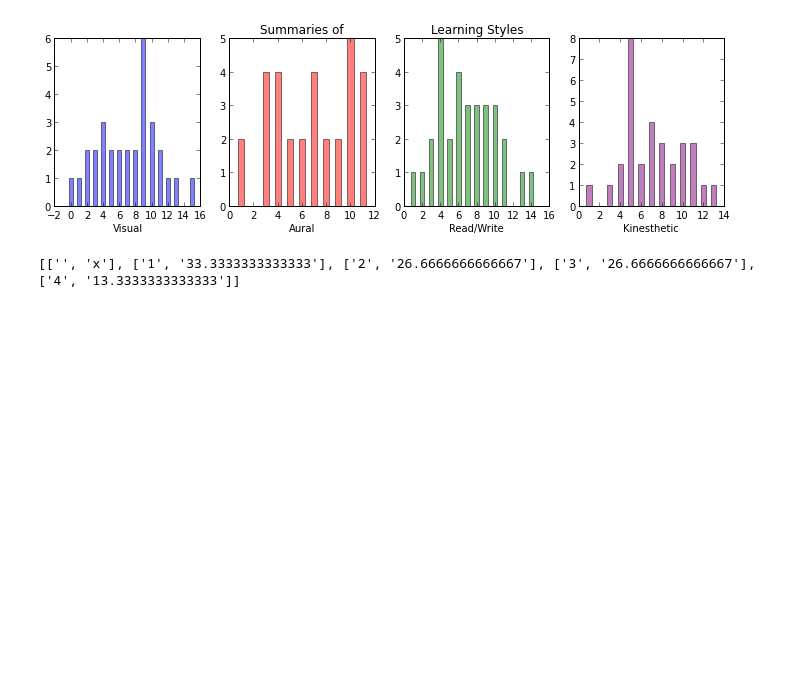
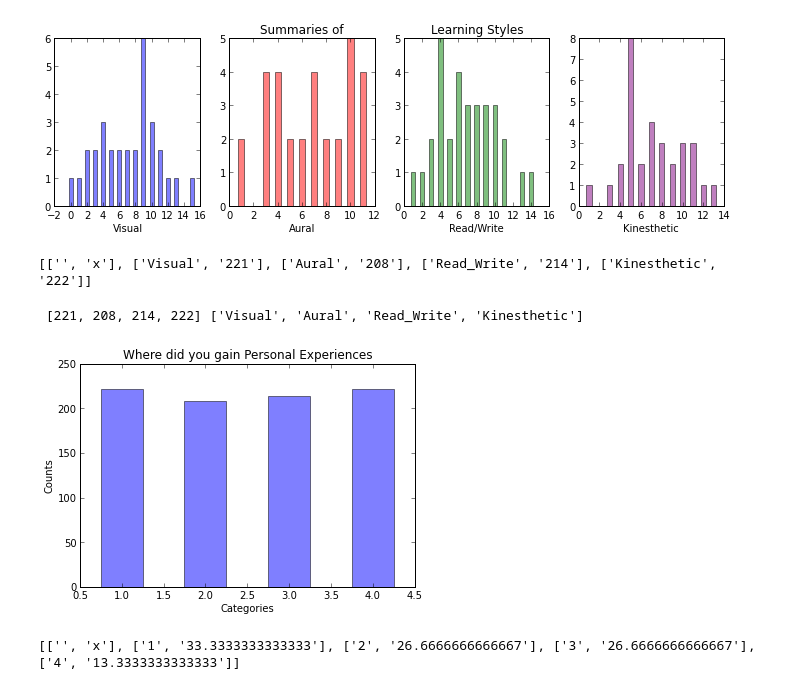
Before and after one commit to SunnySunnia/questionnaire_Group-1, a Jupyter notebook: Visual1.ipynb, the cells around one changed output. Drawn from its saved outputs; the diff is of its cells as text; code cells hidden in the pictures; blank space fills up the shorter version.

Commit message:
added aggregate distribution plot

```diff
--- a/Visual1.ipynb
+++ b/Visual1.ipynb
@@ -59,6 +59,36 @@ axes[3].bar(n, Kines, align="center", width=0.5, alpha=0.5,color='purple')
 axes[3].set_xlabel('Kinesthetic');
 # %% [output]
 [figure]
+# %%
+agg = open("aggregate.csv", "r")
+aggregate = list(csv.reader(agg))
+print aggregate
+# %% [output]
+[['', 'x'], ['Visual', '221'], ['Aural', '208'], ['Read_Write', '214'], ['Kinesthetic', '222']]
+# %%
+aggre=[]
+style=[]
+for row in aggregate[1:]:
+   style.append(row[0])
+   aggre.append(row[1])
+for i in range(0,4):
+    aggre[i]=int(aggre[i])
+print aggre, style
+# %% [output]
+ [221, 208, 214, 222] ['Visual', 'Aural', 'Read_Write', 'Kinesthetic']
+# %%
+nnn=array([1,2,3,4])
+fig, ax = plt.subplots()
+ax.bar(nnn, aggre, align="center", width=0.5, alpha=0.5,color='blue')
+ax.set_title("Where did you gain Personal Experiences")
+ax.set_xlabel("Categories")
+ax.set_ylabel("Counts");
+#1st bar=Visual
+#2nd bar=Aural
+#3rd bar=Read_Write
+#4th bar=Kinesthetic
+# %% [output]
+[figure, added]
 # %%
 prop = open("frac.csv", "r")
 frac = list(csv.reader(prop))
```
